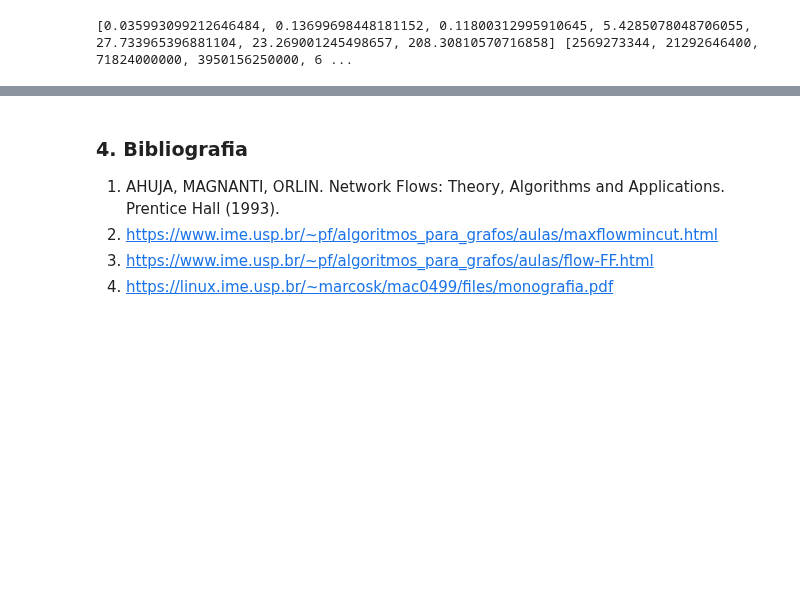
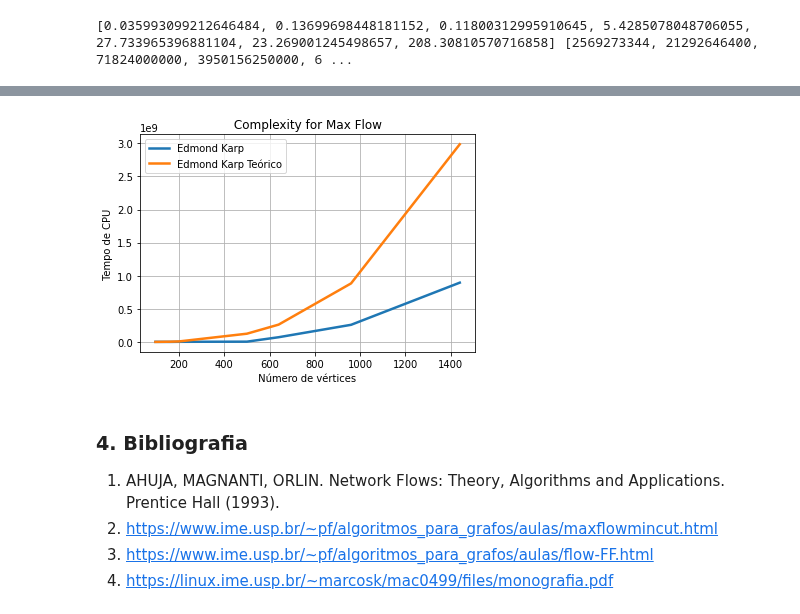
Before and after one commit to bellamariz/INF1721-T3-22.1, a Jupyter notebook: AA221_T3.ipynb, the cells around one changed output, grey strips where cells are left out. Saved outputs shown, nothing was run; the diff lists cells and outputs as text; code cells hidden in the pictures; blank space fills up the shorter version.

```diff
--- a/AA221_T3.ipynb
+++ b/AA221_T3.ipynb
@@ -1043,3 +1074,16 @@ plt.show()
+# %%
+plt.plot(numero_de_vertices, y_tempos_cpu_funcao_fifo, label='Edmond Karp', linewidth=2.5)
+plt.plot(numero_de_vertices, complexidade_teorica_FIFOSR, label='Edmond Karp Teórico', linewidth=2.5)
+
+plt.title(" Complexity for Max Flow ")
+plt.ylabel(" Tempo de CPU ")
+plt.xlabel(" Número de vértices ")
+
+plt.grid()
+plt.legend()
+plt.show()
+# %% [output]
+[figure, added]
 # %% [markdown]
 ### 4. Bibliografia
 
```
Also changed, not shown: parts of 4 cells of this notebook.
